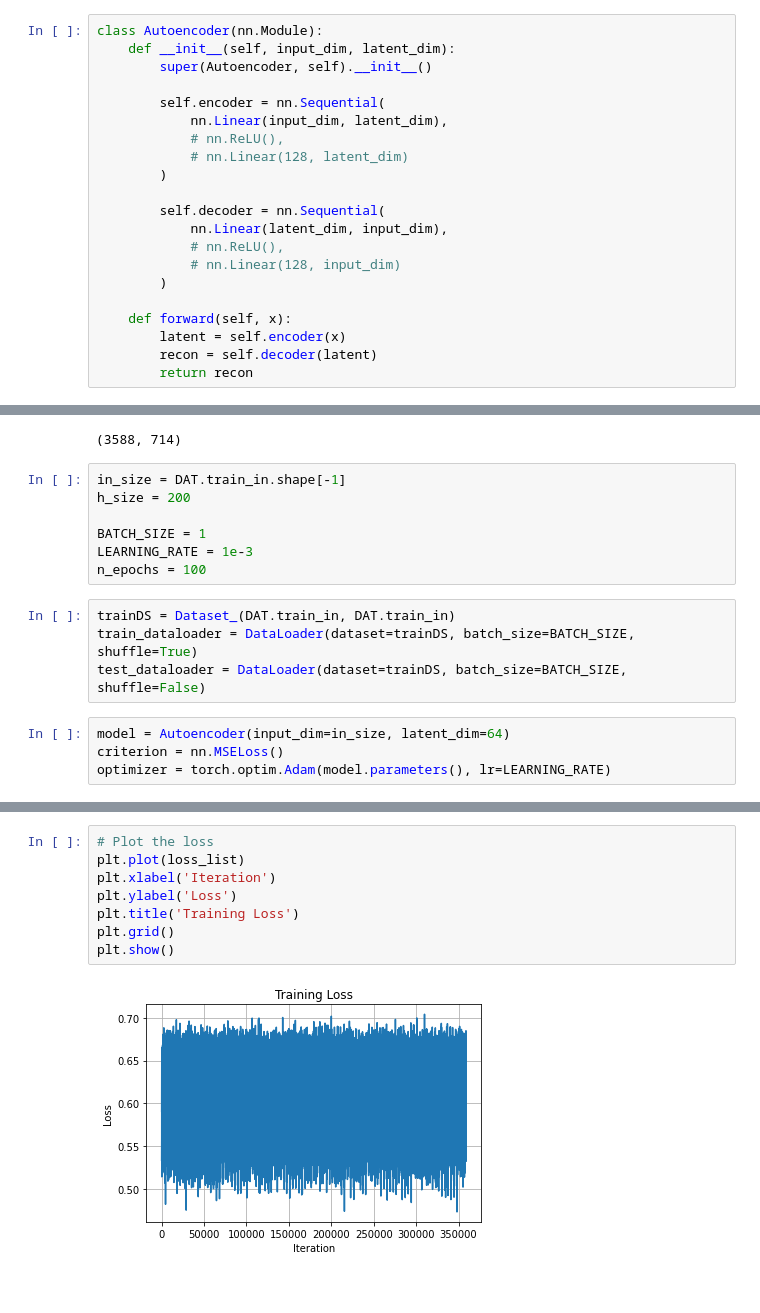
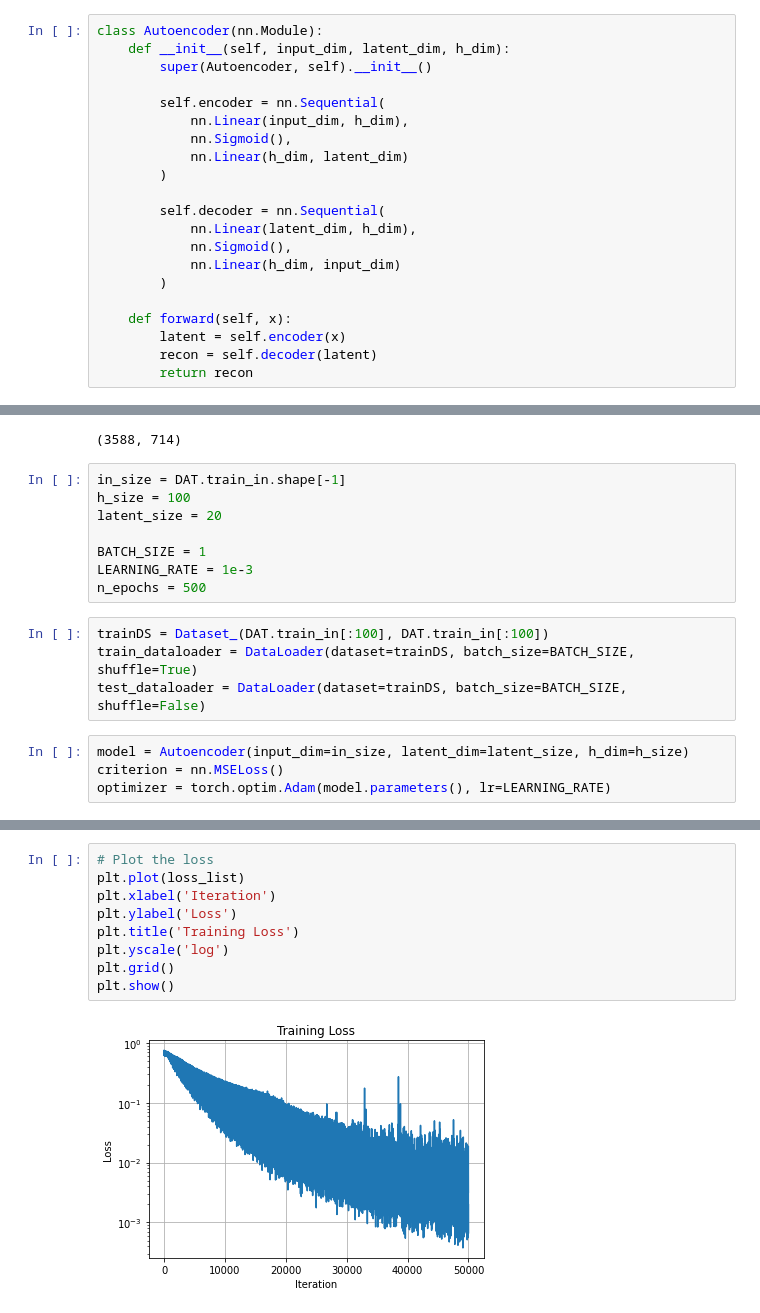
Before and after one commit to niccoforte/NF-PhD-gitRepo, a Jupyter notebook: code/autoencoder.ipynb, the cells around one changed output, grey strips where cells are left out. Saved outputs shown, nothing was run; the diff lists cells and outputs as text.

Commit message:
Final approximation attempt with autoencoder. Attempts made with 1, 2, 5, 10, 100, all.

```diff
--- a/code/autoencoder.ipynb
+++ b/code/autoencoder.ipynb
@@ -14,19 +14,19 @@ from resources.MLfunc import *
 from resources.MLmodels import MLP
 # %%
 class Autoencoder(nn.Module):
-    def __init__(self, input_dim, latent_dim):
+    def __init__(self, input_dim, latent_dim, h_dim):
         super(Autoencoder, self).__init__()
 
         self.encoder = nn.Sequential(
-            nn.Linear(input_dim, latent_dim),
-            # nn.ReLU(),
-            # nn.Linear(128, latent_dim)
+            nn.Linear(input_dim, h_dim),
+            nn.Sigmoid(),
+            nn.Linear(h_dim, latent_dim)
         )
 
         self.decoder = nn.Sequential(
-            nn.Linear(latent_dim, input_dim),
-            # nn.ReLU(),
-            # nn.Linear(128, input_dim)
+            nn.Linear(latent_dim, h_dim),
+            nn.Sigmoid(),
+            nn.Linear(h_dim, input_dim)
         )
 
     def forward(self, x):
@@ -41,17 +41,18 @@ DAT.train_in.shape
 (3588, 714)
 # %%
 in_size = DAT.train_in.shape[-1]
-h_size = 200
+h_size = 100
+latent_size = 20
 
 BATCH_SIZE = 1
 LEARNING_RATE = 1e-3
-n_epochs = 100
+n_epochs = 500
 # %%
-trainDS = Dataset_(DAT.train_in, DAT.train_in)
+trainDS = Dataset_(DAT.train_in[:100], DAT.train_in[:100])
 train_dataloader = DataLoader(dataset=trainDS, batch_size=BATCH_SIZE, shuffle=True)
 test_dataloader = DataLoader(dataset=trainDS, batch_size=BATCH_SIZE, shuffle=False)
 # %%
-model = Autoencoder(input_dim=in_size, latent_dim=64)
+model = Autoencoder(input_dim=in_size, latent_dim=latent_size, h_dim=h_size)
 criterion = nn.MSELoss()
 optimizer = torch.optim.Adam(model.parameters(), lr=LEARNING_RATE)
 # %%
@@ -89,10 +90,11 @@ Epoch [100/100], Loss: 0.6114
 # %%
 # Plot the loss
 plt.plot(loss_list)
 plt.xlabel('Iteration')
 plt.ylabel('Loss')
 plt.title('Training Loss')
+plt.yscale('log')
 plt.grid()
 plt.show()
 # %% [output]
-[figure, old version]
+[figure, new version]
```
Also changed, not shown: parts of 2 cells of this notebook.
